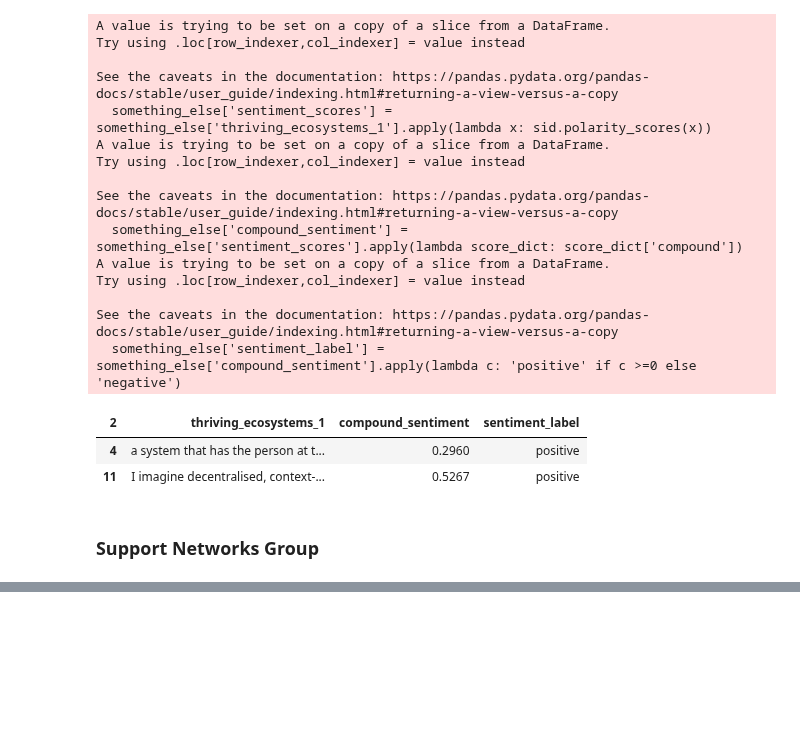
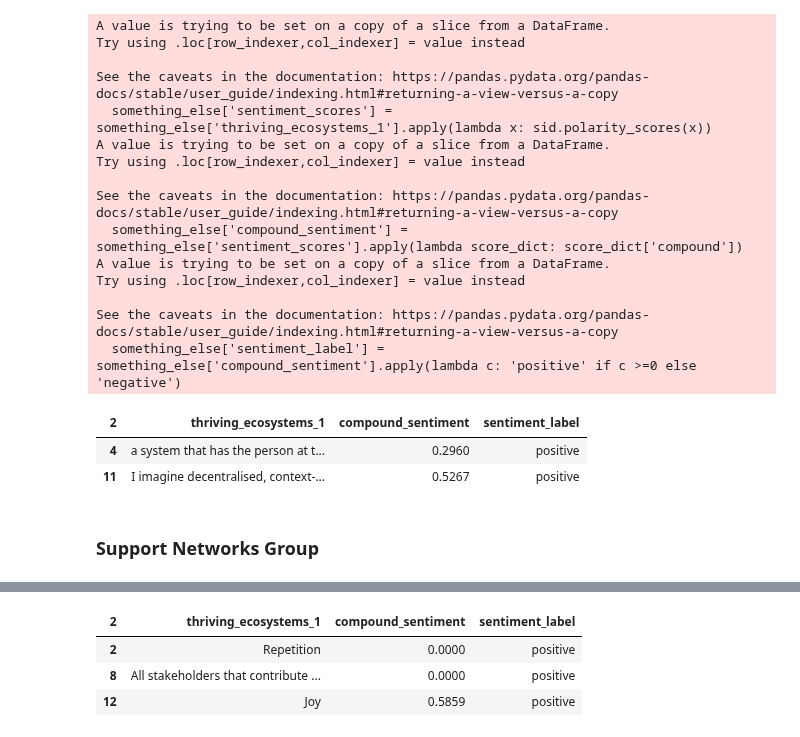
Before and after one commit to alliajagbe/sentiment-analysis, a Jupyter notebook: education-analysis.ipynb, the cells around one changed output, grey strips where cells are left out. Cells and saved outputs as stored; diff of their text form; code cells hidden in the pictures; blank space fills up the shorter version.

Commit message:
compound sentiment analysis for support network

```diff
--- a/education-analysis.ipynb
+++ b/education-analysis.ipynb
@@ -719,0 +723,7 @@ print(support_networks['sentiment_label'].value_counts())
+# %%
+support_networks[['thriving_ecosystems_1', 'compound_sentiment', 'sentiment_label']]
+# %% [output]
+| 2 | thriving_ecosystems_1 | compound_sentiment | sentiment_label |
+| 2 | Repetition | 0.0000 | positive |
+| 8 | All stakeholders that contribute ... | 0.0000 | positive |
+| 12 | Joy | 0.5859 | positive |
```
Also changed, not shown: parts of 1 cell of this notebook.
